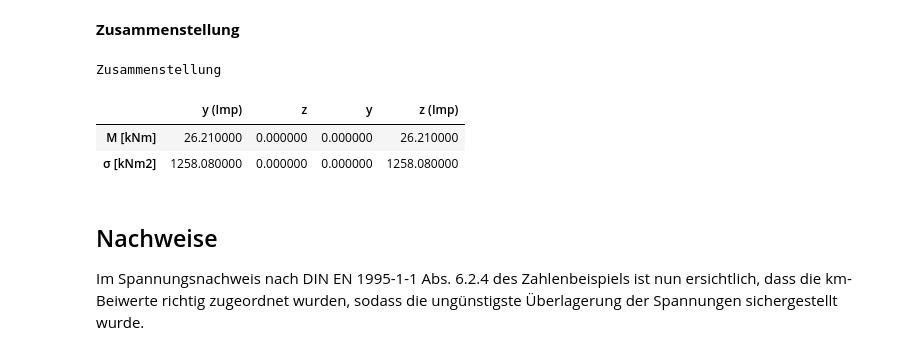
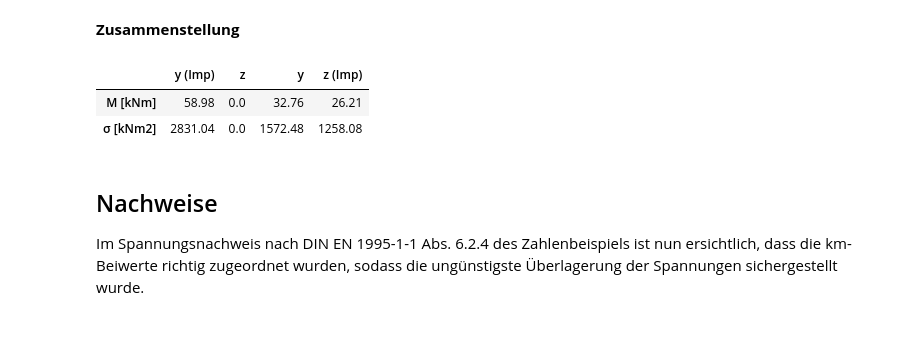
Before and after one commit to calmense/BHT_MA_Abschlussarbeit_914553, a Jupyter notebook: 01_Stützenbemessung_ec5_63/Statikvorlagen/ec5_63_Stützenbemessung_Theorie II. Ordnung.ipynb, the cells around one changed output. Cells and saved outputs as stored; diff of their text form; code cells hidden in the pictures.

```diff
--- a/01_Stützenbemessung_ec5_63/Statikvorlagen/ec5_63_Stützenbemessung_Theorie II. Ordnung.ipynb
+++ b/01_Stützenbemessung_ec5_63/Statikvorlagen/ec5_63_Stützenbemessung_Theorie II. Ordnung.ipynb
@@ -53,9 +55,9 @@ Lagerung
 #### Geometrie
 # %%
 %%render params 1
-L   #m - Länge
-b   #m - Breite
-h   #m - Höhe
+l_ef = L*1.0    # m - Länge
+b    # m - Breite
+h    # m - Höhe
 # %% [output]
 \[
 \begin{aligned}
@@ -161,15 +159,0 @@ Das selbe kann nun für die Bestimmung des $\beta$-Wertes erfolgen.
-# %%
-#Definition des Systems
-system = 'Pendelstütze'
-
-#if-Abfrage zur Bestimmung von beta
-if system == 'Pendelstütze':
-    beta = 1
-elif system == 'Kragstütze':
-    beta = 2
-elif system == 'Eingespannt (u/o)':
-    beta = 0.7
-else:
-    beta = 0.5
-
-l_ef = beta*L #m - Knicklänge
@@ -413,21 +356,20 @@ mit Vorverformung (um z-Achse)
 # %% [markdown]
 **Zusammenstellung**
 # %%
-#um z-Achse
-##Erstellen eines Dictionaries
+#u m z-Achse
+## Erstellen eines Dictionaries
 dict_m = {"y (Imp)": [L_M_total[0][-1], L_sigma_mIId[0][0]], "z ": [L_M_total[1][-1], L_sigma_mIId[0][1]], "y ": \
           [L_M_total[2][-1], L_sigma_mIId[1][0]], "z (Imp)": [L_M_total[3][-1], L_sigma_mIId[1][1]]}
 index = ['M [kNm]', 'σ [kNm2]']
-#Erstellen eines DataFrames
+
+# Erstellen eines DataFrames
 df_m = pd.DataFrame(dict_m, index=index)
-df_m = df_m.style.set_caption("Zusammenstellung")
 
 display(df_m)
 # %% [output]
-Zusammenstellung
 |  | y (Imp) | z | y | z (Imp) |
-| M [kNm] | 26.210000 | 0.000000 | 0.000000 | 26.210000 |
-| σ [kNm2] | 1258.080000 | 0.000000 | 0.000000 | 1258.080000 |
+| M [kNm] | 58.98 | 0.0 | 32.76 | 26.21 |
+| σ [kNm2] | 2831.04 | 0.0 | 1572.48 | 1258.08 |
 # %% [markdown]
 ## Nachweise
 Im Spannungsnachweis nach DIN EN 1995-1-1 Abs. 6.2.4 des Zahlenbeispiels ist nun ersichtlich, dass die km-Beiwerte richtig zugeordnet wurden, sodass die ungünstigste Überlagerung der Spannungen sichergestellt wurde.
```
Also changed, not shown: parts of 25 cells of this notebook.
